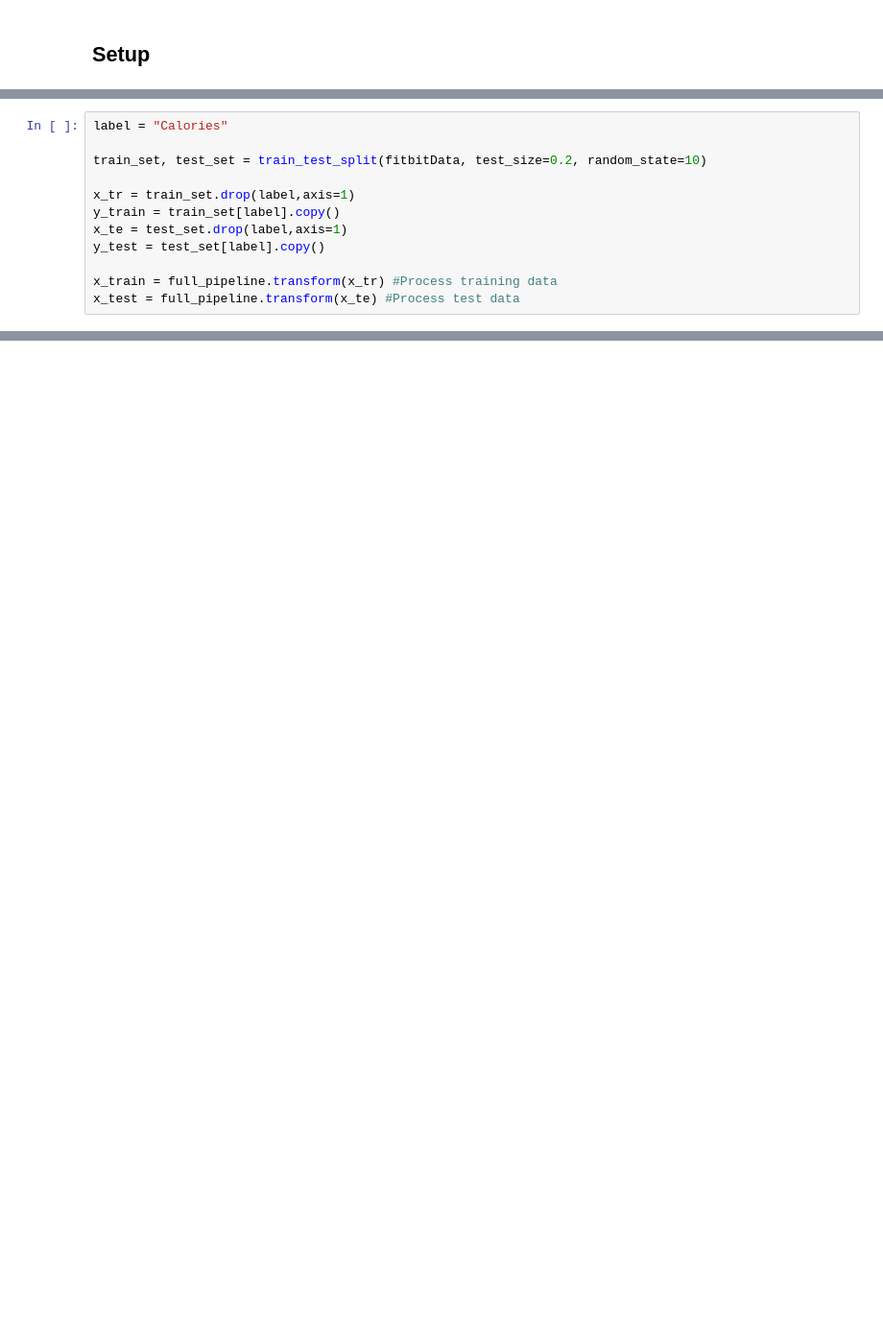
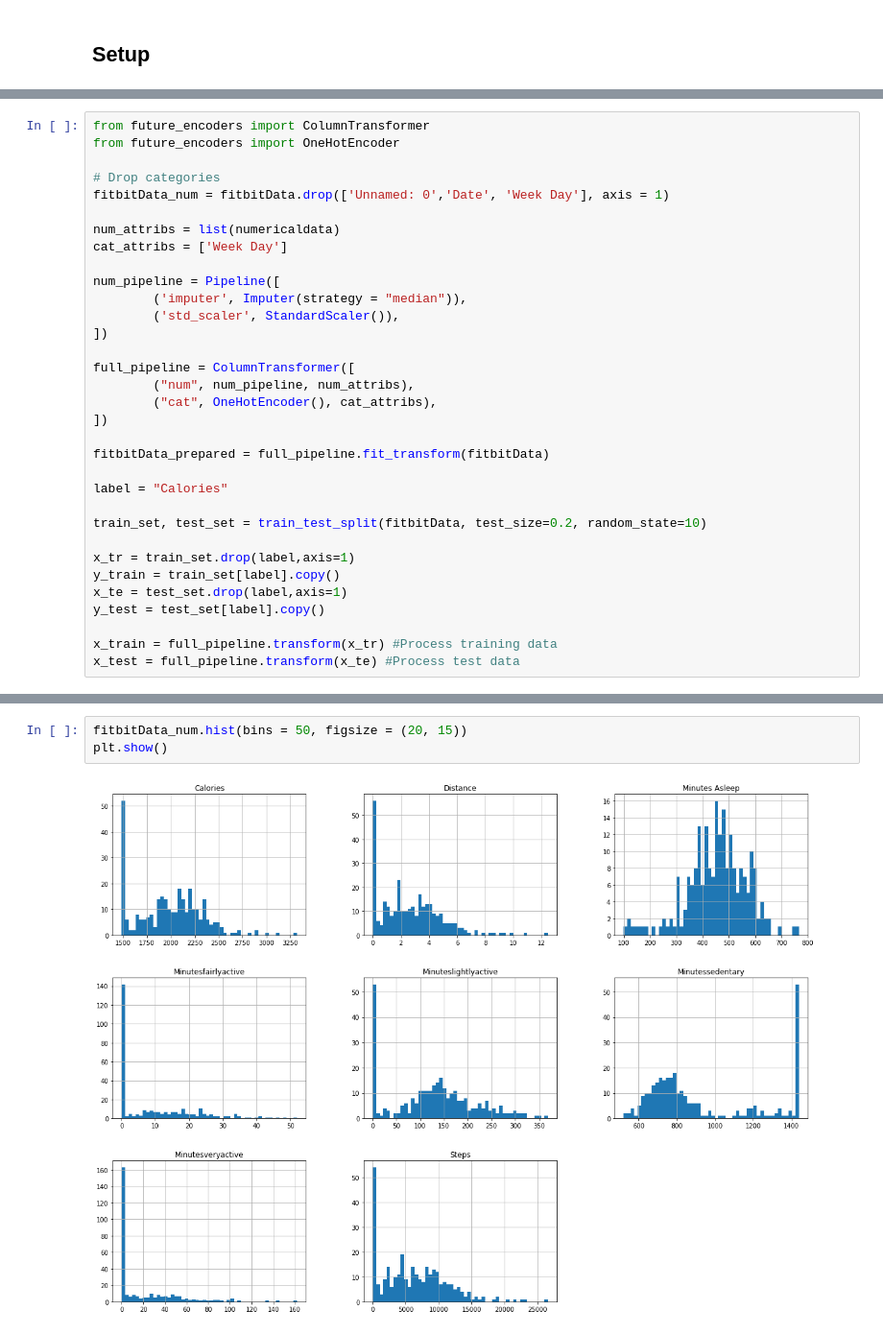
Before and after one commit to CCrisanti/healthhacks2018, a Jupyter notebook: Fitbit_ML.ipynb, the cells around one changed output, grey strips where cells are left out. Shown at 96% size. Cells and saved outputs as stored; diff of their text form; blank space fills up the shorter version.

```diff
--- a/Fitbit_ML.ipynb
+++ b/Fitbit_ML.ipynb
@@ -67,4 +51,25 @@ fitbit_cat_1hot = cat_encoder.fit_transform(fitbit_cat)
 # %%
+from future_encoders import ColumnTransformer
+from future_encoders import OneHotEncoder
+
+# Drop categories
+fitbitData_num = fitbitData.drop(['Unnamed: 0','Date', 'Week Day'], axis = 1)
+
+num_attribs = list(numericaldata)
+cat_attribs = ['Week Day']
+
+num_pipeline = Pipeline([
+        ('imputer', Imputer(strategy = "median")),
+        ('std_scaler', StandardScaler()),
+])
+
+full_pipeline = ColumnTransformer([
+        ("num", num_pipeline, num_attribs),
+        ("cat", OneHotEncoder(), cat_attribs),
+])
+
+fitbitData_prepared = full_pipeline.fit_transform(fitbitData)
+
 label = "Calories"
 
 train_set, test_set = train_test_split(fitbitData, test_size=0.2, random_state=10)
@@ -80,0 +98,5 @@ AttributeError: 'numpy.ndarray' object has no attribute 'drop'
+# %%
+fitbitData_num.hist(bins = 50, figsize = (20, 15))
+plt.show()
+# %% [output]
+[figure, added]
```
Also changed, not shown: parts of 10 cells of this notebook.
